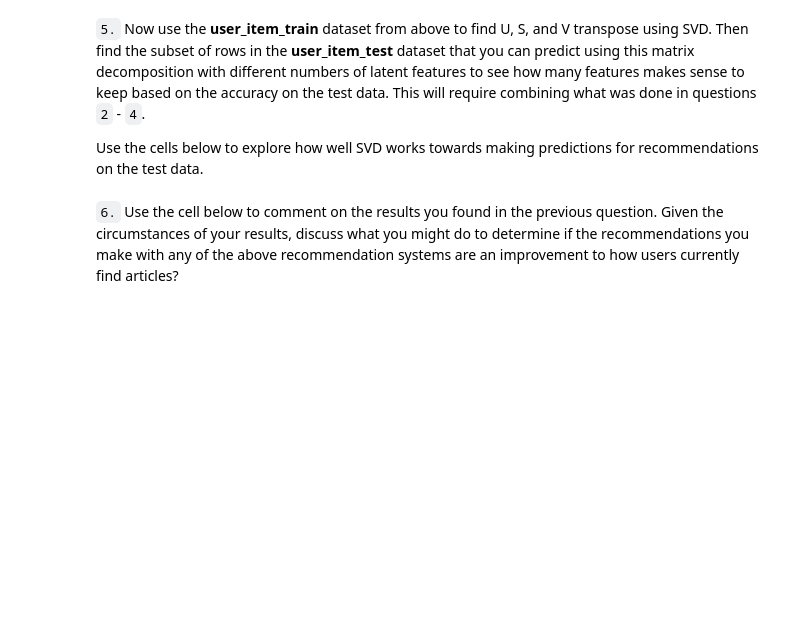
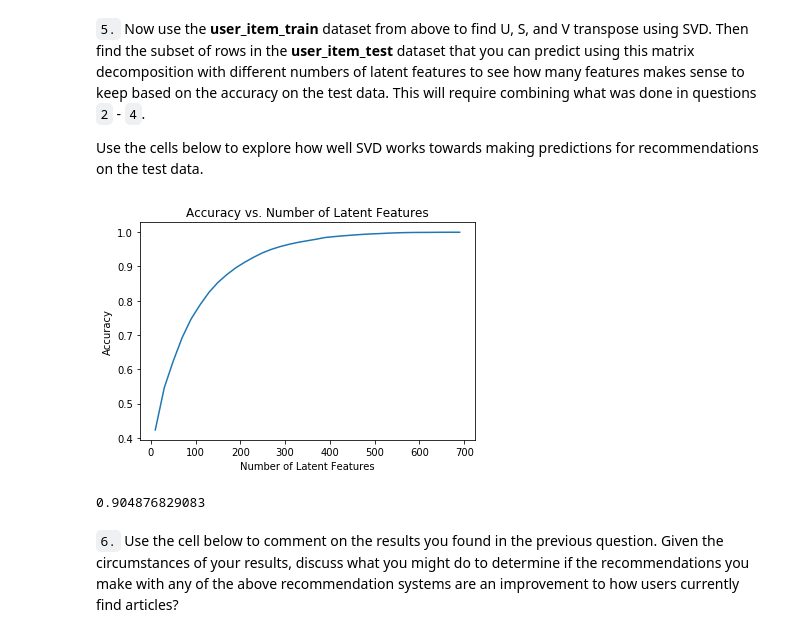
Before and after one commit to Halflernation/data-science, a Jupyter notebook: project_3/Recommendations_with_IBM.ipynb, the cells around one changed output. Drawn from its saved outputs; the diff is of its cells as text; code cells hidden in the pictures; blank space fills up the shorter version.

```diff
--- a/project_3/Recommendations_with_IBM.ipynb
+++ b/project_3/Recommendations_with_IBM.ipynb
@@ -776,7 +790,7 @@ user_item_matrix.head()
 # %%
 # Perform SVD on the User-Item Matrix Here
 
-u, s, vt = # use the built in to get the three matrices
+u, s, vt = np.linalg.svd(user_item_matrix) # use the built in to get the three matrices
 # %% [markdown]
 **Provide your response here.**
 # %% [markdown]
@@ -832,8 +848,17 @@ def create_test_and_train_user_item(df_train, df_test):
     test_arts - all of the test article ids
 
     '''
-    # Your code here
+    user_item_train = create_user_item_matrix(df_train)
+    user_item_test = create_user_item_matrix(df_test)
+
+    test_idx = df_test.index
+    test_arts = df_test.article_id
 
     return user_item_train, user_item_test, test_idx, test_arts
 
 user_item_train, user_item_test, test_idx, test_arts = create_test_and_train_user_item(df_train, df_test)
+
+print(len(test_idx) - user_item_test.shape[0])
+print(len(test_arts))
+print(user_item_test.shape[0])
+print(len(test_arts) - user_item_test.shape[1])
@@ -859,4 +891,5 @@ t.sol_4_test(sol_4_dict)
 Use the cells below to explore how well SVD works towards making predictions for recommendations on the test data.
 # %%
 # fit SVD on the user_item_train matrix
-u_train, s_train, vt_train = # fit svd similar to above then use the cells below
+u_train, s_train, vt_train = np.linalg.svd(user_item_train) # fit svd similar to above then use the cells below
+u_test, s_test, vt_test = np.linalg.svd(user_item_test)
@@ -866,2 +896,45 @@ u_train, s_train, vt_train = # fit svd similar to above then use the cells below
+# %%
+# Use these cells to see how well you can use the training
+# decomposition to predict on test data
+num_latent_feats = np.arange(10,700+10,20)
+sum_errs = []
+
+for k in num_latent_feats:
+    # restructure with k latent features
+    s_new, u_new, vt_new = np.diag(s_train[:k]), u_train[:, :k], vt_train[:k, :]
+
+    # take dot product
+    user_item_est = np.around(np.dot(np.dot(u_new, s_new), vt_new))
+
+    # compute error for each prediction to actual value
+    diffs = np.subtract(user_item_train, user_item_est)
+
+    # total errors and keep track of them
+    err = np.sum(np.sum(np.abs(diffs)))
+    sum_errs.append(err)
+
+
+plt.plot(num_latent_feats, 1 - np.array(sum_errs)/df.shape[0]);
+plt.xlabel('Number of Latent Features');
+plt.ylabel('Accuracy');
+plt.title('Accuracy vs. Number of Latent Features');
+# %% [output]
+[figure, added]
+# %%
+k = 200 # nr of latent features
+
+# restructure with k latent features
+s_new, u_new, vt_new = np.diag(s_train[:k]), u_train[:, :k], vt_train[:k, :]
+# take dot product
+user_item_est = np.around(np.dot(np.dot(u_new, s_new), vt_new))
+# compute error for each prediction to actual value
+diffs = np.subtract(user_item_train, user_item_est)
+# total errors and keep track of them
+err = np.sum(np.sum(np.abs(diffs)))
+# accuracy
+acc = 1 - err/df.shape[0]
+print(acc) # more is better -> 1
+# %% [output]
+0.904876829083
 # %% [markdown]
 `6.` Use the cell below to comment on the results you found in the previous question. Given the circumstances of your results, discuss what you might do to determine if the recommendations you make with any of the above recommendation systems are an improvement to how users currently find articles?
```
Also changed, not shown: parts of 25 cells of this notebook, 1 other file.
